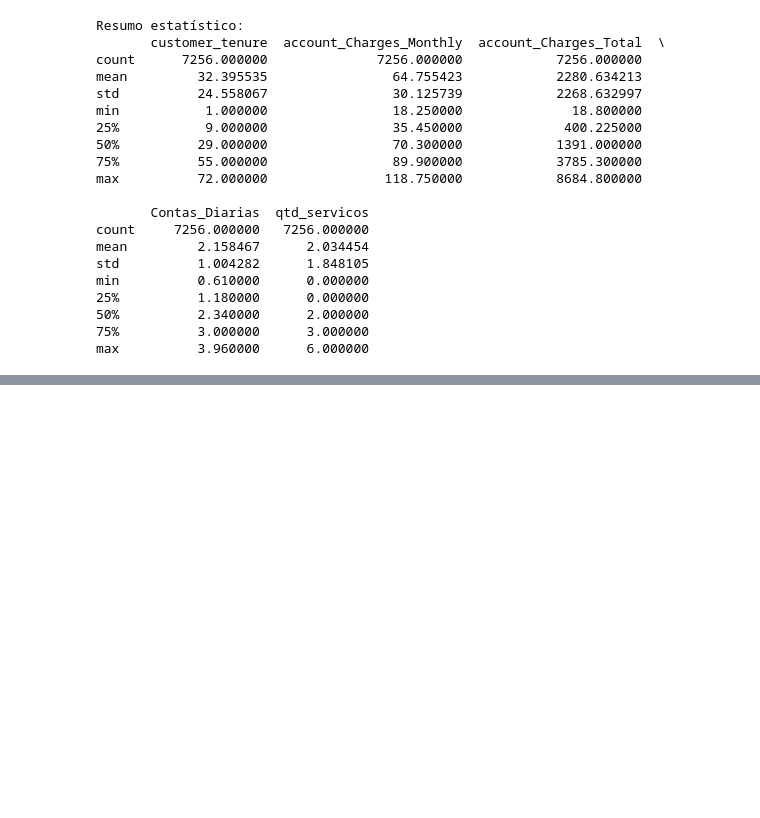
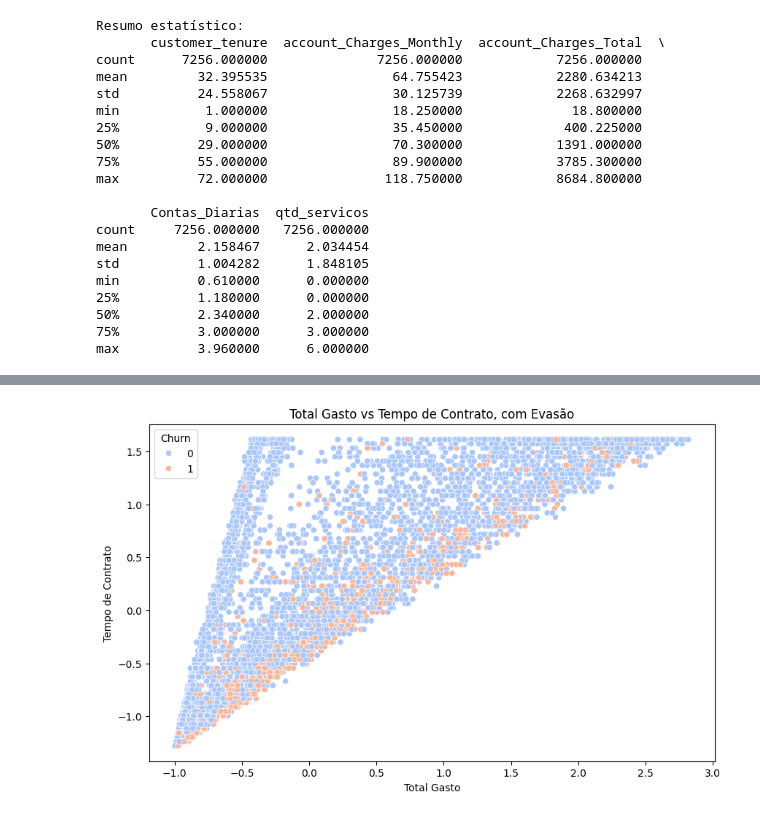
Before and after one commit to fggrava/Challenge_ONE_Data_Science_TelecomX-_2---Prevendo-Churn, a Jupyter notebook: Challenge_ONE_Data_Science_TelecomX__2_Prevendo_Churn.ipynb, the cells around one changed output, grey strips where cells are left out. Saved outputs shown, nothing was run; the diff lists cells and outputs as text; code cells hidden in the pictures; blank space fills up the shorter version.

```diff
--- a/Challenge_ONE_Data_Science_TelecomX__2_Prevendo_Churn.ipynb
+++ b/Challenge_ONE_Data_Science_TelecomX__2_Prevendo_Churn.ipynb
@@ -45,0 +143,10 @@ max          3.960000      6.000000
+# %%
+plt.figure(figsize=(10, 6))
+sns.scatterplot(x='account_Charges_Total', y='customer_tenure', hue='Churn', data=df, palette='coolwarm')
+plt.title("Total Gasto vs Tempo de Contrato, com Evasão")
+plt.xlabel("Total Gasto")
+plt.ylabel("Tempo de Contrato")
+plt.legend(title='Churn')
+plt.show()
+# %% [output]
+[figure, added]
```
Also changed, not shown: parts of 18 cells of this notebook.
